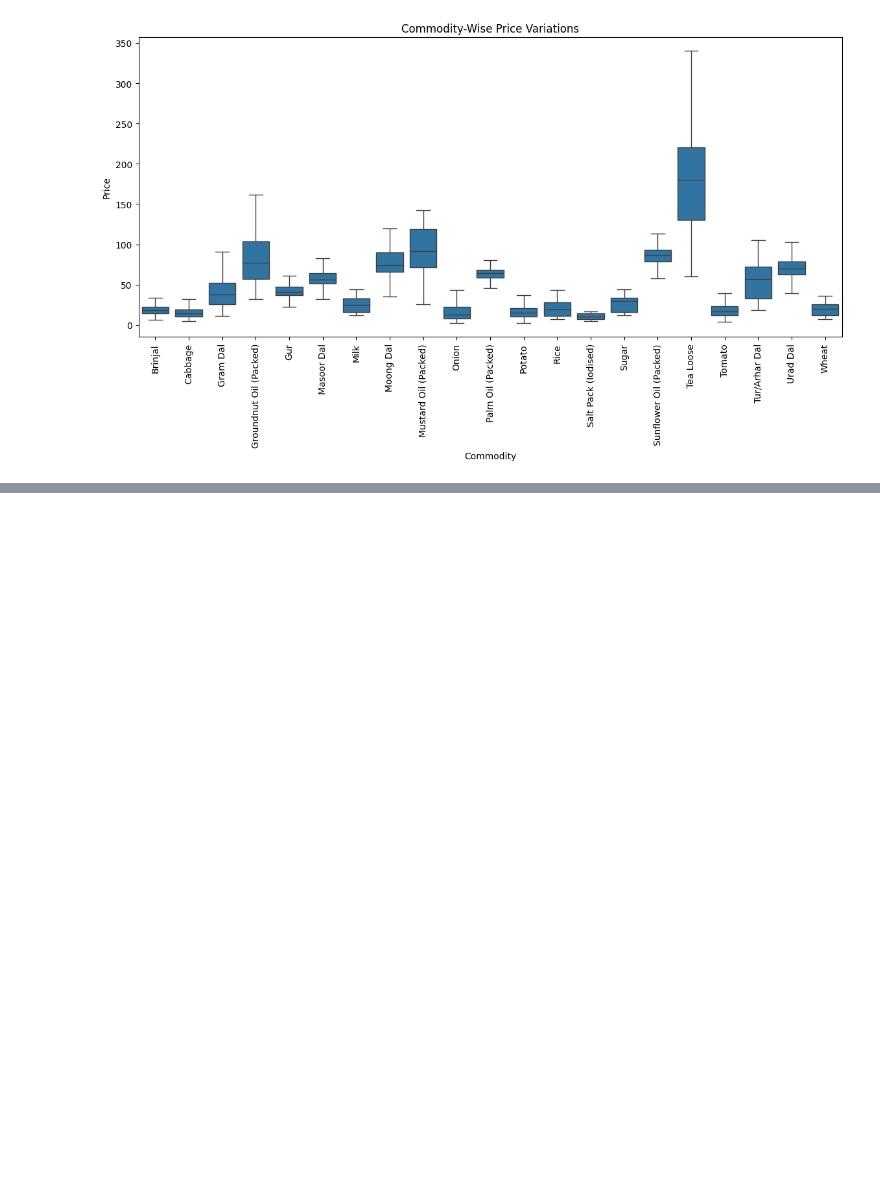
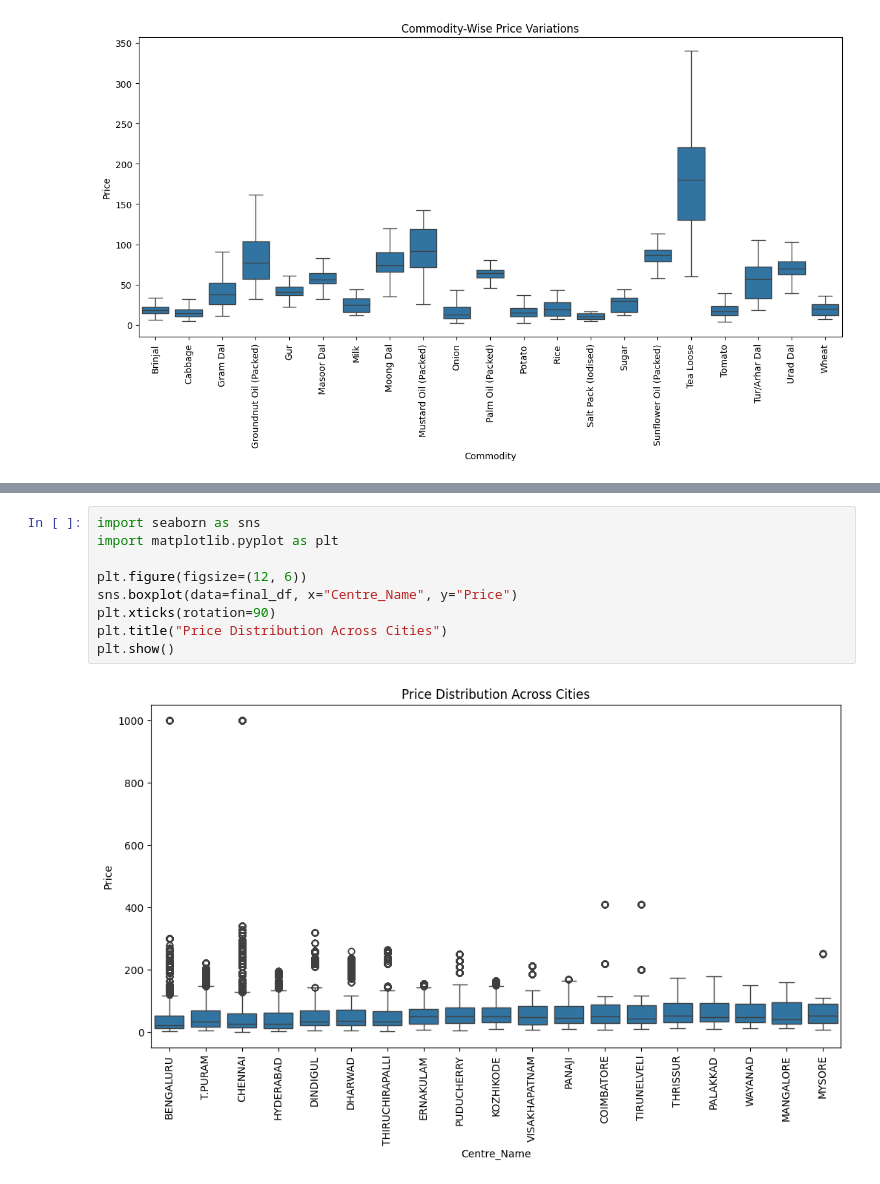
Before and after one commit to Aashif786/Price-Prediction-Model-for-Agricultural-Products, a Jupyter notebook: sourcecode/eda.ipynb, the cells around one changed output, grey strips where cells are left out. Drawn from its saved outputs; the diff is of its cells as text; blank space fills up the shorter version.

```diff
--- a/sourcecode/eda.ipynb
+++ b/sourcecode/eda.ipynb
@@ -171,0 +143,11 @@ Final cleaned dataset saved as 'final_data.csv' in: D:\A\miniproject3\datasets\f
+# %%
+import seaborn as sns
+import matplotlib.pyplot as plt
+
+plt.figure(figsize=(12, 6))
+sns.boxplot(data=final_df, x="Centre_Name", y="Price")
+plt.xticks(rotation=90)
+plt.title("Price Distribution Across Cities")
+plt.show()
+# %% [output]
+[figure, added]
```
Also changed, not shown: parts of 15 cells of this notebook.
